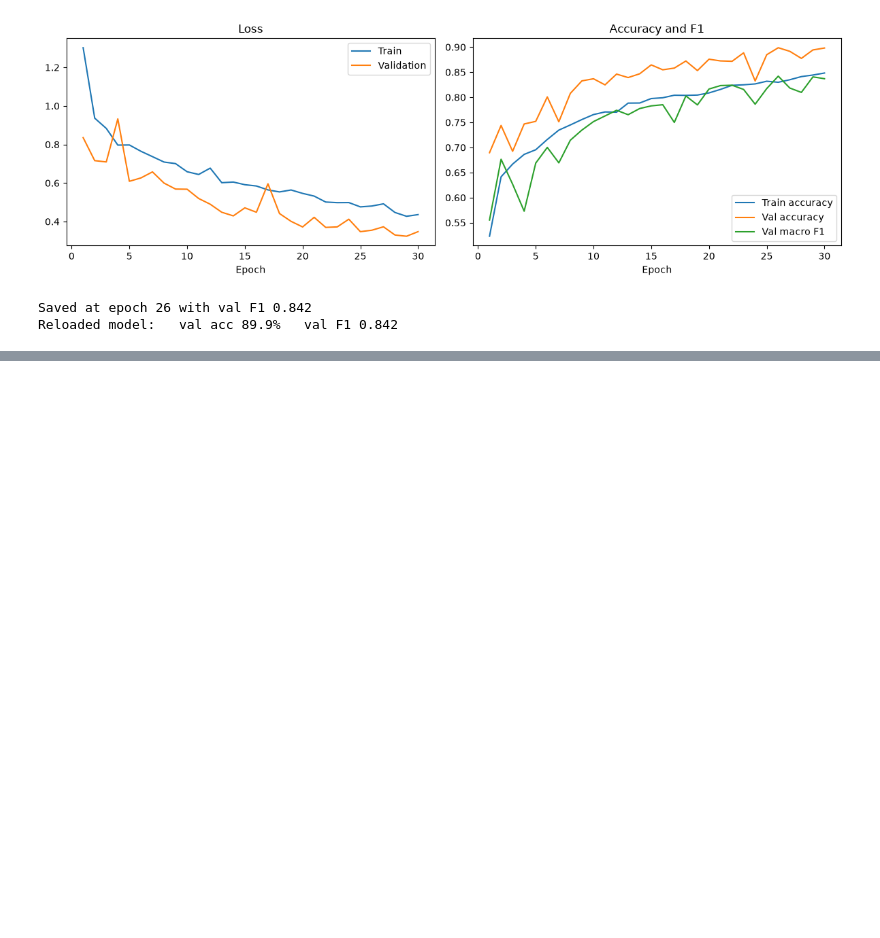
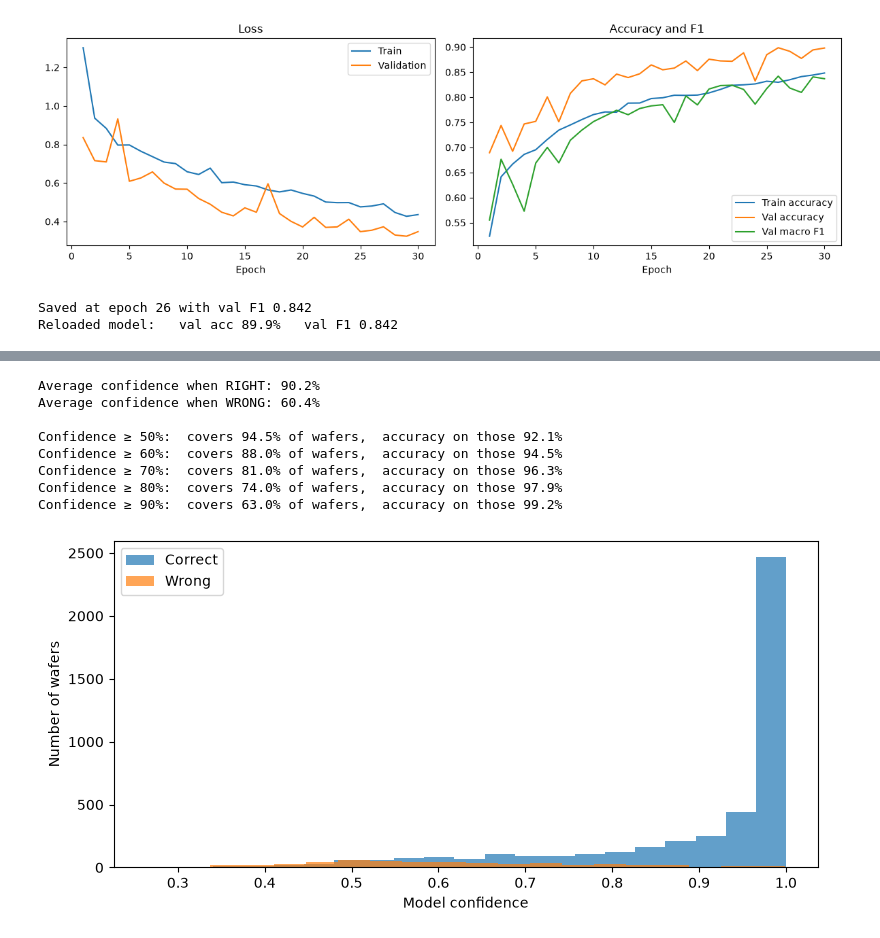
Before and after one commit to harshita-kode/wafer-lens, a Jupyter notebook: notebooks/train_cnn.ipynb, the cells around one changed output, grey strips where cells are left out. Saved outputs shown, nothing was run; the diff lists cells and outputs as text; code cells hidden in the pictures; blank space fills up the shorter version.

```diff
--- a/notebooks/train_cnn.ipynb
+++ b/notebooks/train_cnn.ipynb
@@ -357,0 +482,29 @@ Reloaded model:   val acc 89.9%   val F1 0.842
+# %%
+correct = test_preds == test_labels
+print(f'Average confidence when RIGHT: {test_conf[correct].mean():.1%}')
+print(f'Average confidence when WRONG: {test_conf[~correct].mean():.1%}\n')
+
+for t in [0.5, 0.6, 0.7, 0.8, 0.9]:
+    mask = test_conf >= t
+    print(f'Confidence ≥ {t:.0%}:  covers {mask.mean():5.1%} of wafers,  '
+          f'accuracy on those {correct[mask].mean():.1%}')
+
+fig, ax = plt.subplots(figsize=(8, 4))
+ax.hist(test_conf[correct],  bins=20, alpha=0.7, label='Correct')
+ax.hist(test_conf[~correct], bins=20, alpha=0.7, label='Wrong')
+ax.set_xlabel('Model confidence')
+ax.set_ylabel('Number of wafers')
+ax.legend()
+plt.tight_layout()
+plt.savefig(FIG_DIR / 'confidence_histogram.png', dpi=150)
+plt.show()
+# %% [output]
+Average confidence when RIGHT: 90.2%
+Average confidence when WRONG: 60.4%
+
+Confidence ≥ 50%:  covers 94.5% of wafers,  accuracy on those 92.1%
+Confidence ≥ 60%:  covers 88.0% of wafers,  accuracy on those 94.5%
+Confidence ≥ 70%:  covers 81.0% of wafers,  accuracy on those 96.3%
+Confidence ≥ 80%:  covers 74.0% of wafers,  accuracy on those 97.9%
+Confidence ≥ 90%:  covers 63.0% of wafers,  accuracy on those 99.2%
+[figure, added]
```
Also changed, not shown: parts of 8 cells of this notebook, 4 other files.
